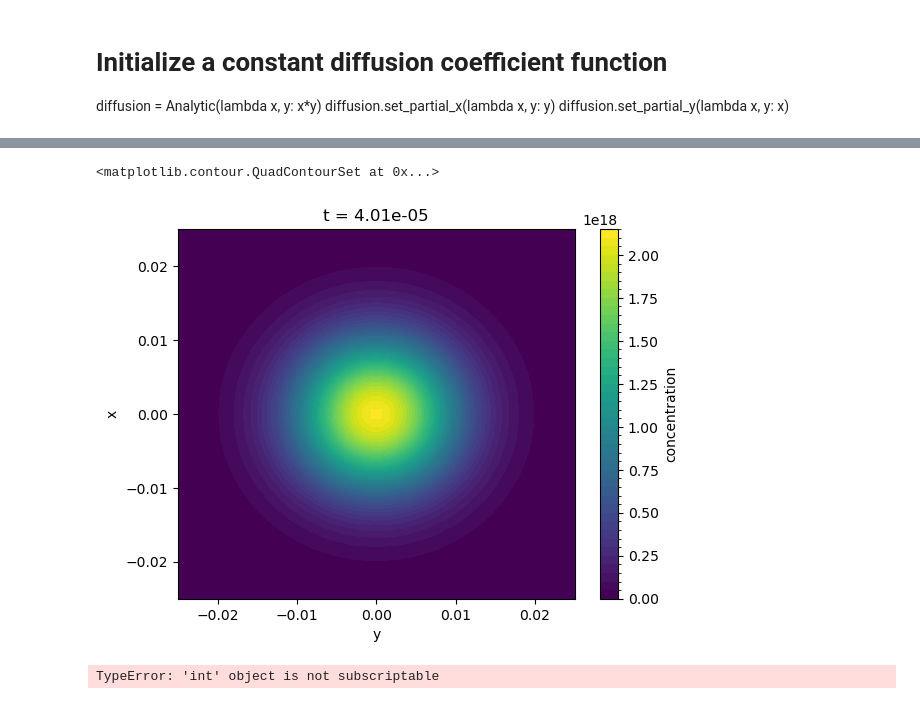
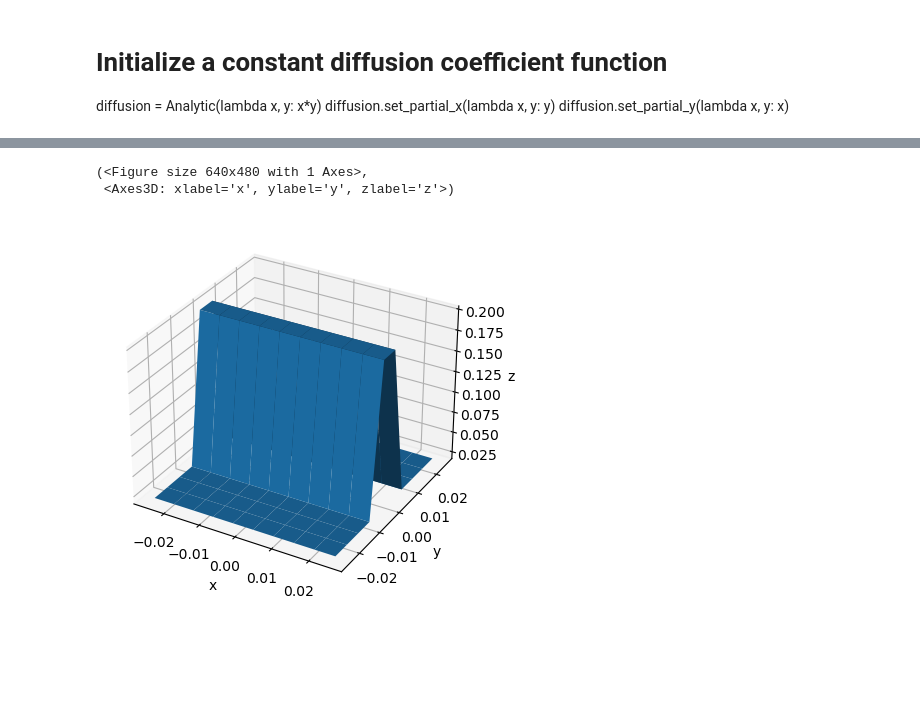
Before and after one commit to fongkenrui/A409_SeleniumDispersion, a Jupyter notebook: FW_test.ipynb, the cells around one changed output, grey strips where cells are left out. Saved outputs shown, nothing was run; the diff lists cells and outputs as text; code cells hidden in the pictures; blank space fills up the shorter version.

```diff
--- a/FW_test.ipynb
+++ b/FW_test.ipynb
@@ -66,9 +48,12 @@ array([[[ 1.38879439e-011,  0.00000000e+000,  0.00000000e+000, ...,
-# %%
-xr.plot.contourf(result_ds.isel(t=40), levels=50)
-# %% [output]
-<matplotlib.contour.QuadContourSet at 0x...>
-[figure, removed]
-# %%
-fig, ax = plot_mass_conservation(result_ds)
-# %% [output]
-TypeError: 'int' object is not subscriptable
+# %%
+diffarr = 0.02*np.ones((10, 10))
+diffarr[:,4:-4] = 0.2 # Vary along x; partial_x should be constant
+xint = np.linspace(-0.5*n_grid*dx, 0.5*n_grid*dx, 10)
+yint = np.linspace(-0.5*n_grid*dy, 0.5*n_grid*dy, 10)
+diffusion = Interpolate(diffarr, xint, yint, s=0)
+
+diffusion.plot_2D(func='func')
+# %% [output]
+(<Figure size 640x480 with 1 Axes>,
+ <Axes3D: xlabel='x', ylabel='y', zlabel='z'>)
+[figure, added]
```
Also changed, not shown: parts of 4 cells of this notebook, 2 other files.
